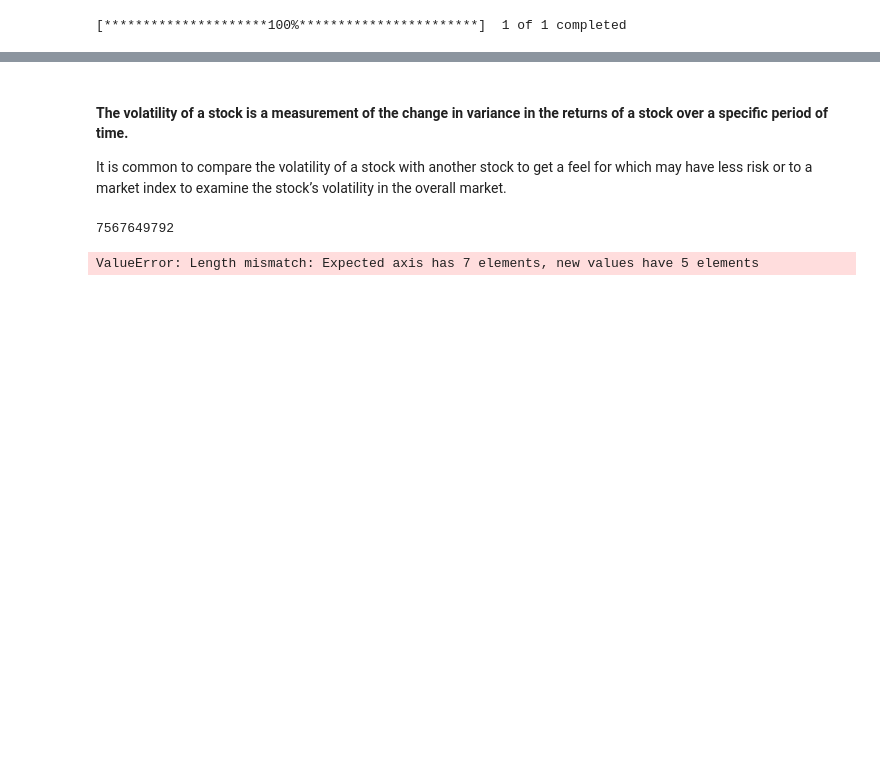
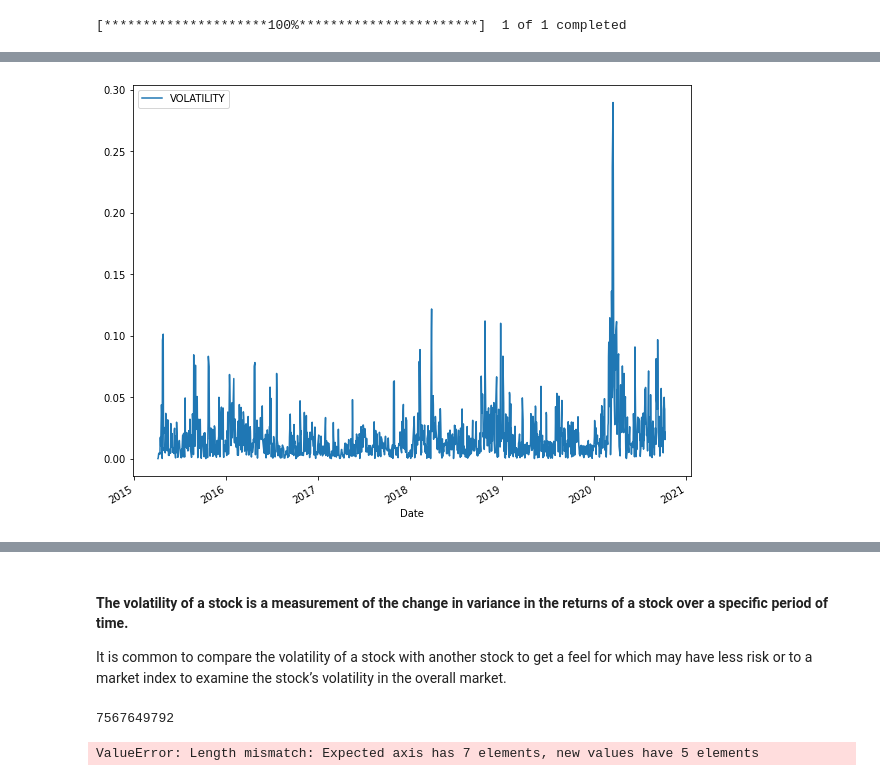
Before and after one commit to dgustave/Project2-Challenge, a Jupyter notebook: notebooks/yfinance.ipynb, the cells around one changed output, grey strips where cells are left out. Drawn from its saved outputs; the diff is of its cells as text; code cells hidden in the pictures; blank space fills up the shorter version.

Commit message:
graphs finished

```diff
--- a/notebooks/yfinance.ipynb
+++ b/notebooks/yfinance.ipynb
@@ -39,0 +64,4 @@ data_df
+# %%
+# Assign `Adj Close` to `daily_close`
+daily_close = data_df[['Adj Close']]
+daily_close
@@ -39,0 +83,4 @@ data_df
+# %%
+# Daily returns
+daily_pct_change = daily_close.pct_change()
+daily_pct_change.fillna(0, inplace=True)
@@ -39,0 +106,3 @@ data_df
+# %%
+# Define the minumum of periods to consider
+min_periods = 2
@@ -39,0 +114,6 @@ data_df
+# %%
+# Calculate the volatility
+vol = (daily_pct_change.rolling(min_periods).std() * np.sqrt(min_periods))
+vol.columns = ["VOLATILITY"]
+vol.fillna(0, inplace=True)
+vol
@@ -39,0 +135,8 @@ data_df
+# %%
+# Plot the volatility
+vol.plot(figsize=(10, 8))
+
+# Show the plot
+plt.show()
+# %% [output]
+[figure, added]
```
Also changed, not shown: parts of 27 cells of this notebook, 20 other files.
